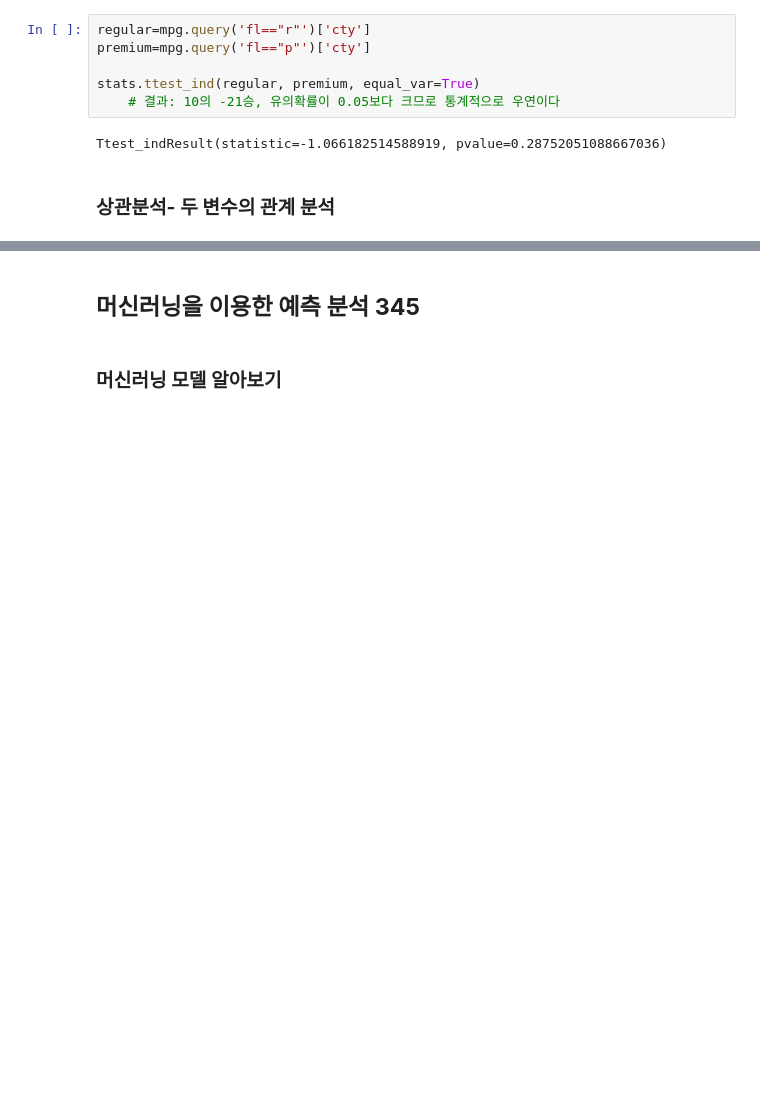
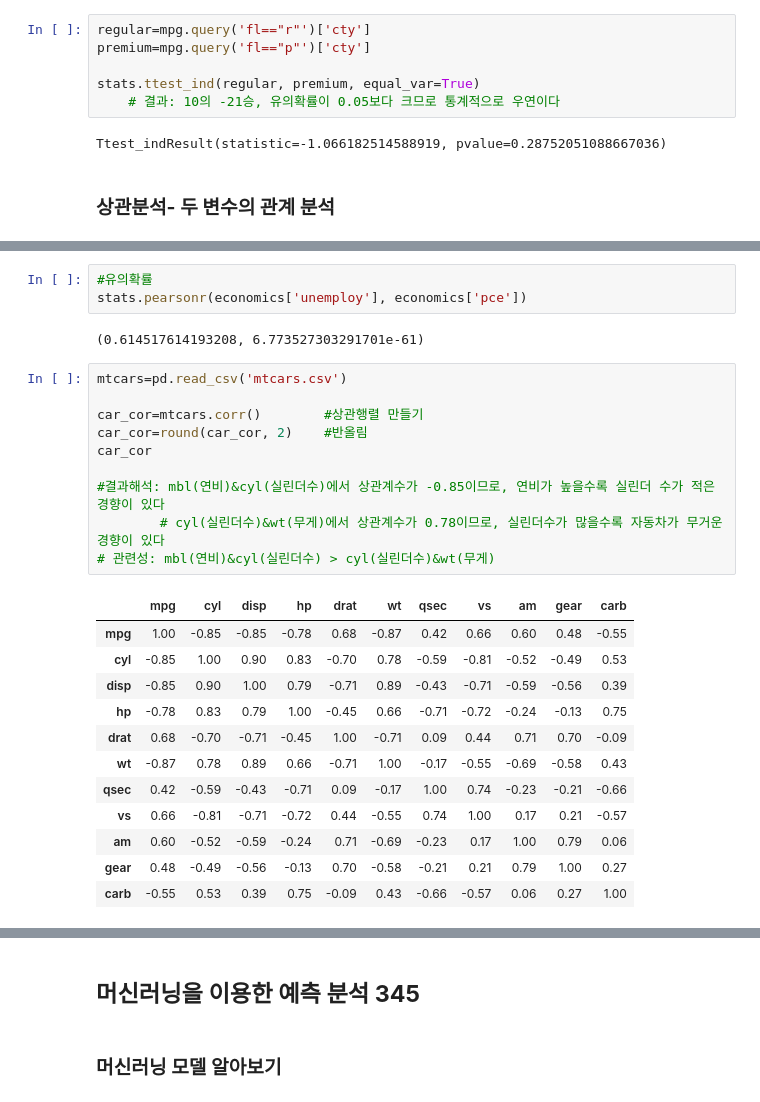
Before and after one commit to seon0415/weit, a Jupyter notebook: 위아이티0213.ipynb, the cells around one changed output, grey strips where cells are left out. Saved outputs shown, nothing was run; the diff lists cells and outputs as text; blank space fills up the shorter version.

```diff
--- a/위아이티0213.ipynb
+++ b/위아이티0213.ipynb
@@ -1448,0 +1492,28 @@ Ttest_indResult(statistic=-1.066182514588919, pvalue=0.28752051088667036)
+# %%
+#유의확률
+stats.pearsonr(economics['unemploy'], economics['pce'])
+# %% [output]
+(0.614517614193208, 6.773527303291701e-61)
+# %%
+mtcars=pd.read_csv('mtcars.csv')
+
+car_cor=mtcars.corr()        #상관행렬 만들기
+car_cor=round(car_cor, 2)    #반올림
+car_cor
+
+#결과해석: mbl(연비)&cyl(실린더수)에서 상관계수가 -0.85이므로, 연비가 높을수록 실린더 수가 적은 경향이 있다
+        # cyl(실린더수)&wt(무게)에서 상관계수가 0.78이므로, 실린더수가 많을수록 자동차가 무거운 경향이 있다
+# 관련성: mbl(연비)&cyl(실린더수) > cyl(실린더수)&wt(무게)
+# %% [output]
+|  | mpg | cyl | disp | hp | drat | wt | qsec | vs | am | gear | carb |
+| mpg | 1.00 | -0.85 | -0.85 | -0.78 | 0.68 | -0.87 | 0.42 | 0.66 | 0.60 | 0.48 | -0.55 |
+| cyl | -0.85 | 1.00 | 0.90 | 0.83 | -0.70 | 0.78 | -0.59 | -0.81 | -0.52 | -0.49 | 0.53 |
+| disp | -0.85 | 0.90 | 1.00 | 0.79 | -0.71 | 0.89 | -0.43 | -0.71 | -0.59 | -0.56 | 0.39 |
+| hp | -0.78 | 0.83 | 0.79 | 1.00 | -0.45 | 0.66 | -0.71 | -0.72 | -0.24 | -0.13 | 0.75 |
+| drat | 0.68 | -0.70 | -0.71 | -0.45 | 1.00 | -0.71 | 0.09 | 0.44 | 0.71 | 0.70 | -0.09 |
+| wt | -0.87 | 0.78 | 0.89 | 0.66 | -0.71 | 1.00 | -0.17 | -0.55 | -0.69 | -0.58 | 0.43 |
+| qsec | 0.42 | -0.59 | -0.43 | -0.71 | 0.09 | -0.17 | 1.00 | 0.74 | -0.23 | -0.21 | -0.66 |
+| vs | 0.66 | -0.81 | -0.71 | -0.72 | 0.44 | -0.55 | 0.74 | 1.00 | 0.17 | 0.21 | -0.57 |
+| am | 0.60 | -0.52 | -0.59 | -0.24 | 0.71 | -0.69 | -0.23 | 0.17 | 1.00 | 0.79 | 0.06 |
+| gear | 0.48 | -0.49 | -0.56 | -0.13 | 0.70 | -0.58 | -0.21 | 0.21 | 0.79 | 1.00 | 0.27 |
+| carb | -0.55 | 0.53 | 0.39 | 0.75 | -0.09 | 0.43 | -0.66 | -0.57 | 0.06 | 0.27 | 1.00 |
```
Also changed, not shown: parts of 11 cells of this notebook.
